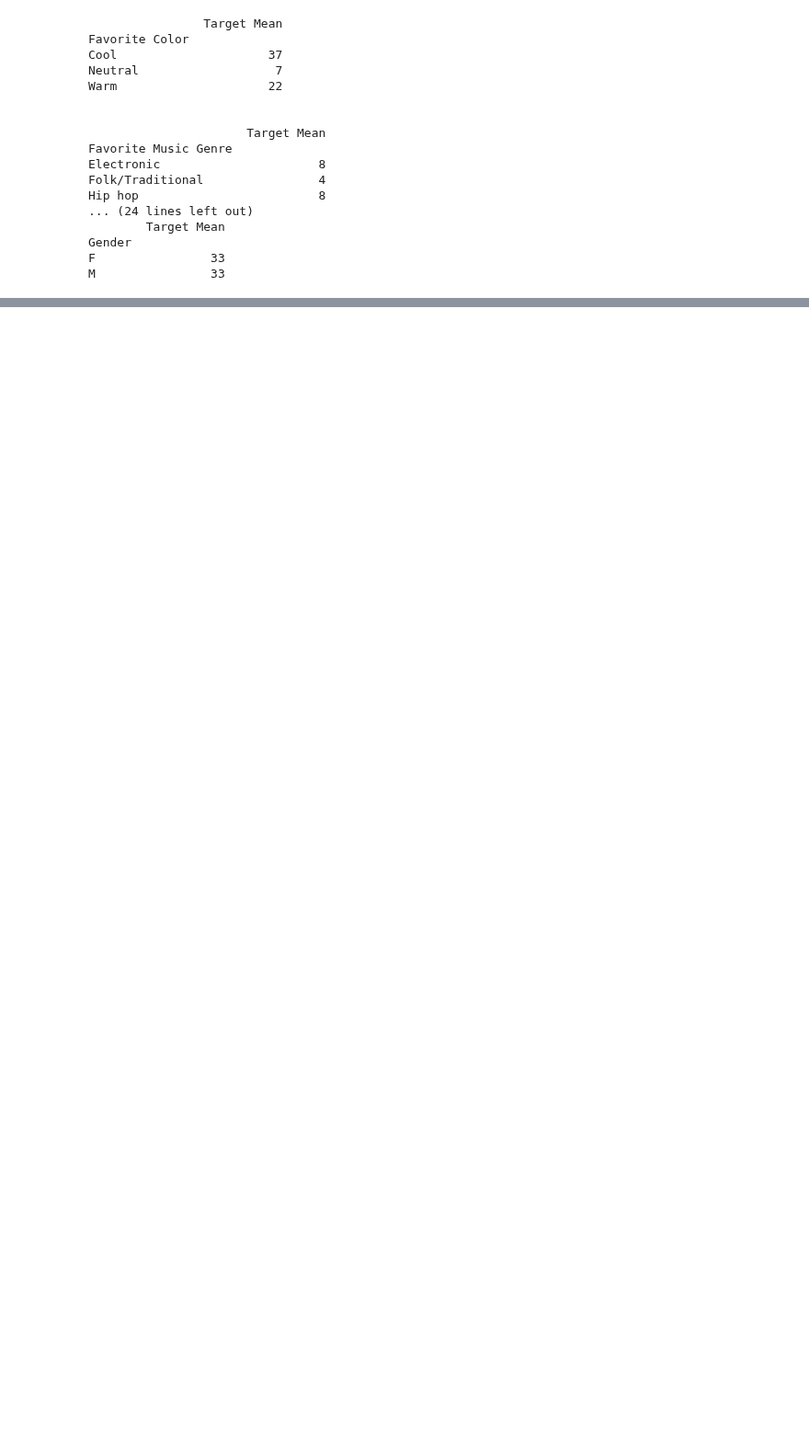
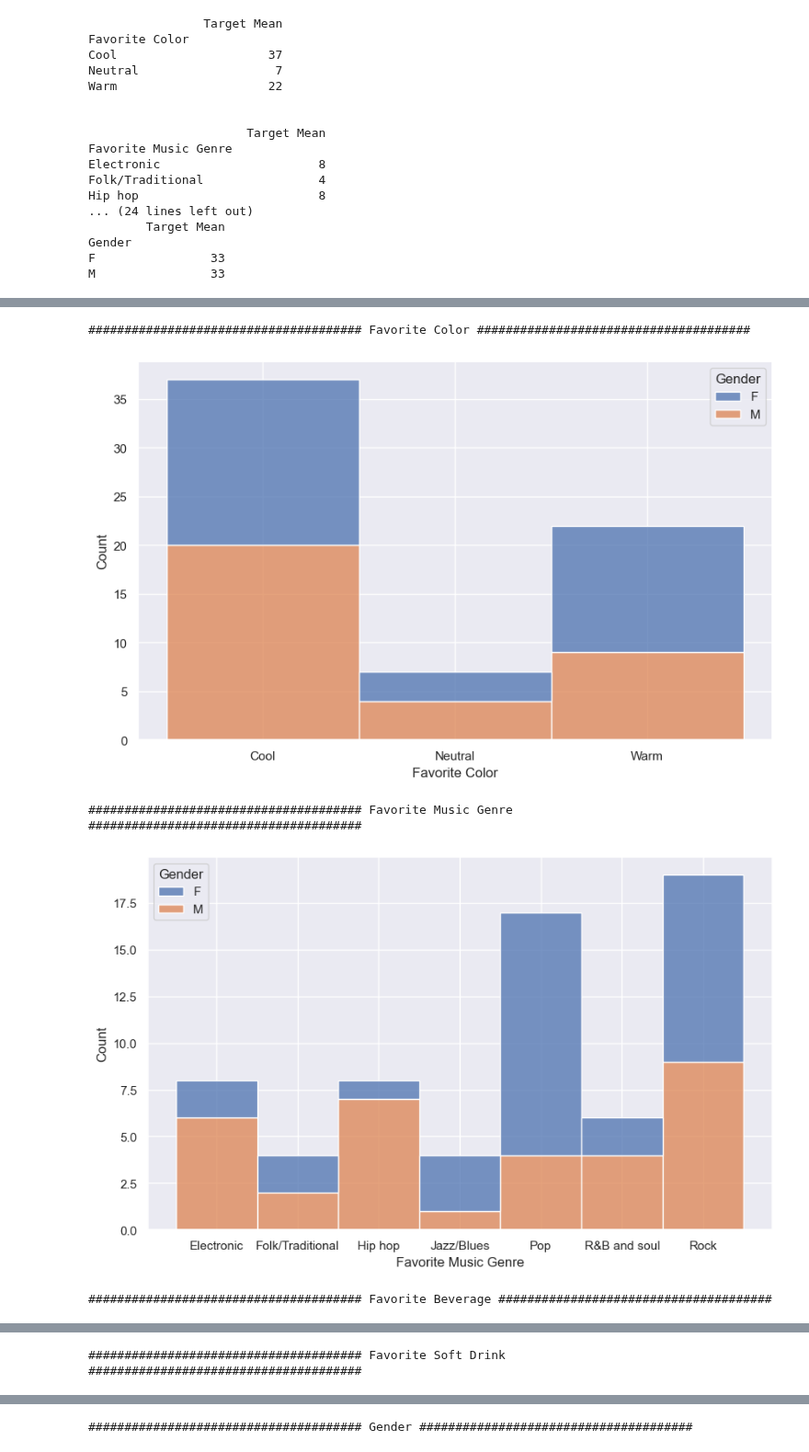
Before and after one commit to latifkara/dataScienceProjects, a Jupyter notebook: Gender_classification/gender_classification_project.ipynb, the cells around one changed output, grey strips where cells are left out. Shown at 92% size. Saved outputs shown, nothing was run; the diff lists cells and outputs as text; code cells hidden in the pictures; blank space fills up the shorter version.

```diff
--- a/Gender_classification/gender_classification_project.ipynb
+++ b/Gender_classification/gender_classification_project.ipynb
@@ -295,0 +308,20 @@ M                33
+# %%
+def hist_categorical_cols(dataframe, col, target):
+    """
+    plot categorical columns with target column by histogram"
+    Args:
+        dataframe: dataframe
+            dataframe variable
+        col: int, float
+           categorical column
+        target: int, float
+            target column
+
+    Returns:
+        return None
+    Notes:
+        Multiple --> stack
+    """
+    print(f"###################################### {col} ######################################","\n\n")
+    sns.histplot(x=col, hue=target, data=dataframe, multiple='stack')
+    plt.show()
@@ -295,0 +335,9 @@ M                33
+# %%
+for col in category_cols:
+    hist_categorical_cols(gender_df, col, 'Gender')
+# %% [output]
+###################################### Favorite Color ######################################
+[figure, added]
+###################################### Favorite Music Genre ######################################
+[figure, added]
+###################################### Favorite Beverage ######################################
@@ -295,0 +345 @@ M                33
+###################################### Favorite Soft Drink ######################################
@@ -295,0 +347 @@ M                33
+###################################### Gender ######################################
```
Also changed, not shown: parts of 7 cells of this notebook.
